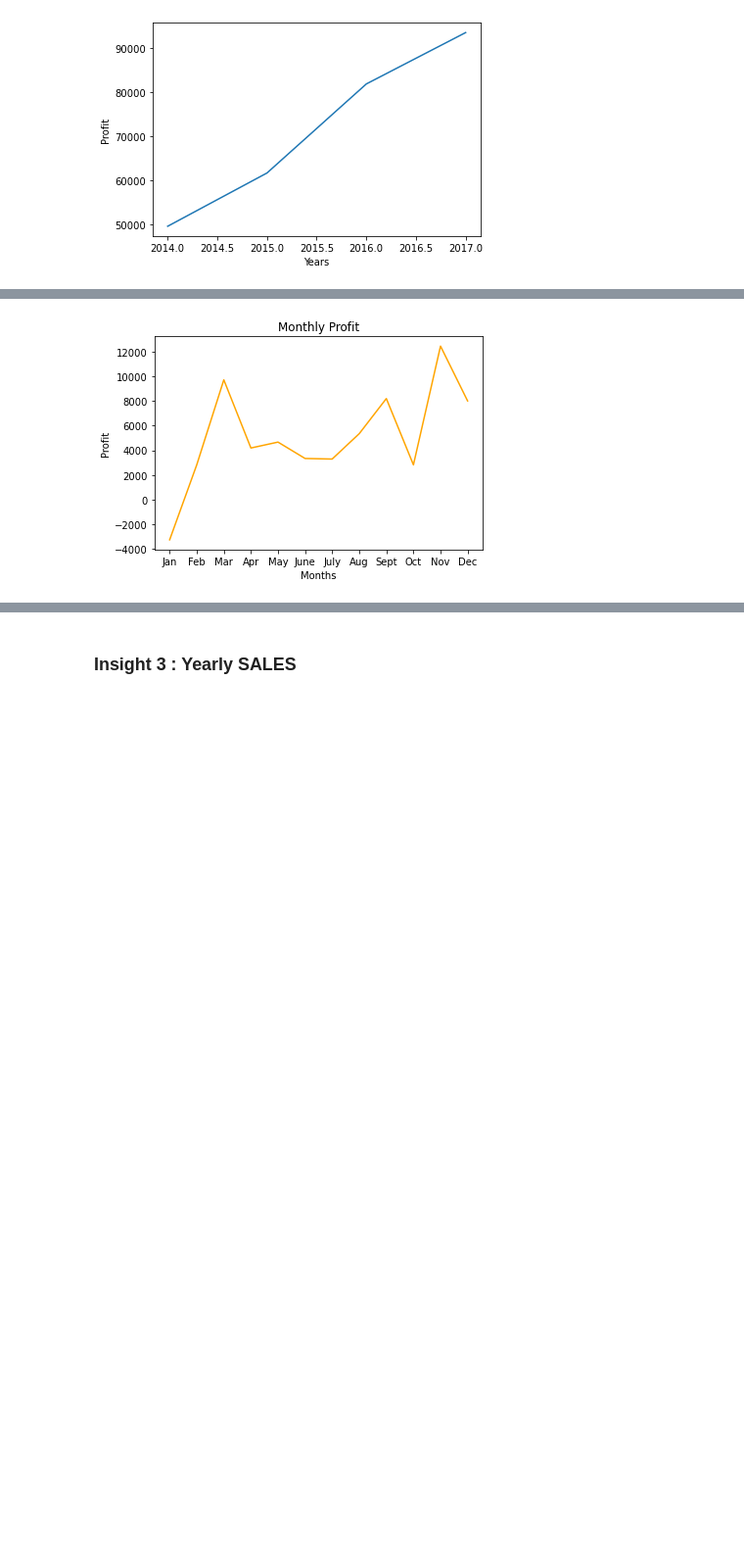
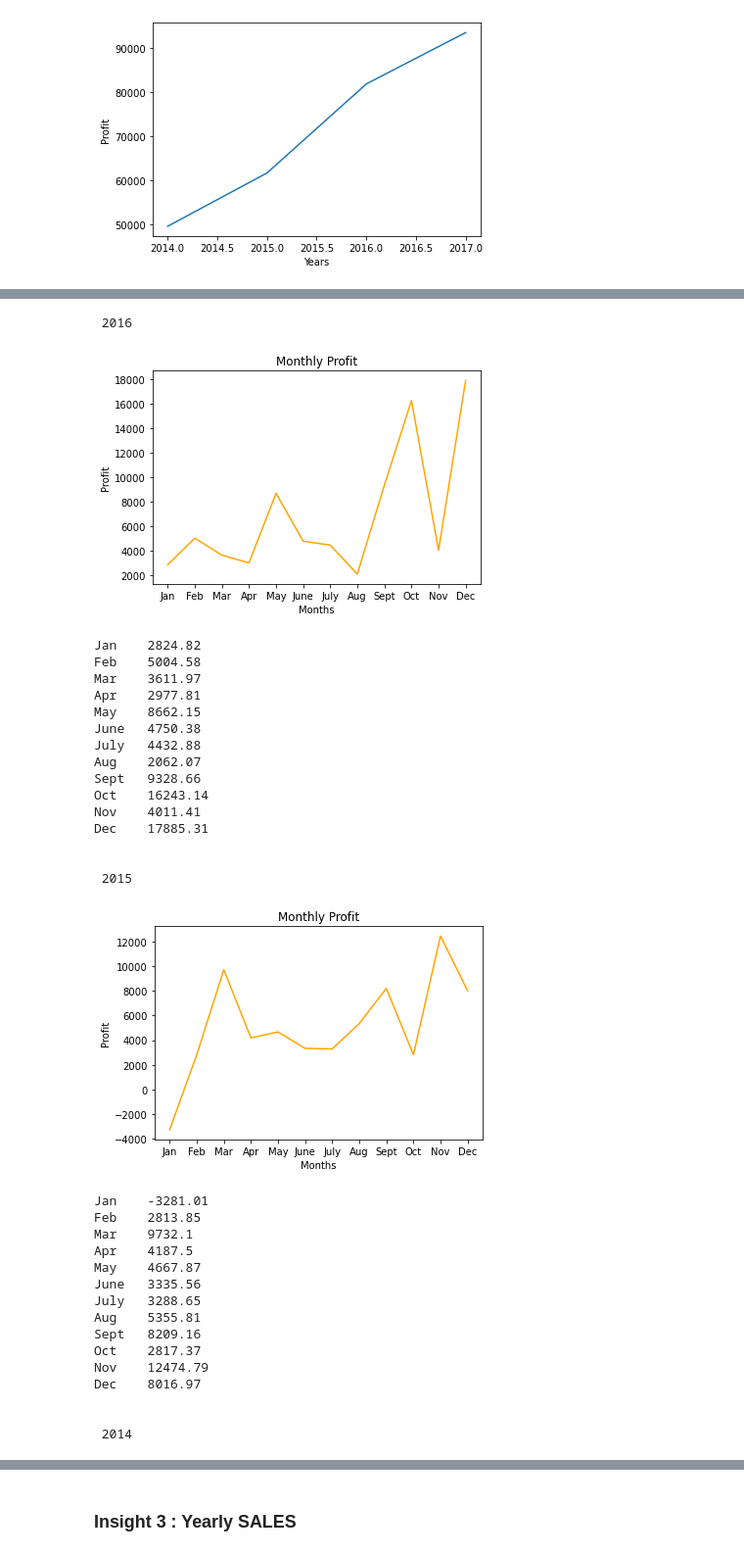
Before and after one commit to KhalidBagha/Sales-Analysis, a Jupyter notebook: Sales Analysis.ipynb, the cells around one changed output, grey strips where cells are left out. Shown at 98% size. Drawn from its saved outputs; the diff is of its cells as text; code cells hidden in the pictures; blank space fills up the shorter version.

```diff
--- a/Sales Analysis.ipynb
+++ b/Sales Analysis.ipynb
@@ -83,12 +94,52 @@ plt.show()
 # %%
 d2 = data.copy()
-yearlyData = d2[d2["Order Date"].dt.year == 2015]
-monthlyProfit = yearlyData.groupby(yearlyData["Order Date"].dt.month)["Profit"].sum()
-months = ["Jan", "Feb", "Mar", "Apr", "May", "June", "July", "Aug", "Sept", "Oct", "Nov", "Dec"]
-plt.plot(months,monthlyProfit,color="orange")
-plt.xlabel('Months')
-plt.ylabel('Profit')
-plt.title("Monthly Profit")
-plt.show()
+
+def plotMonth(var):
+    print(f"\n\n {str(var).upper()}")
+    yearlyData = d2[d2["Order Date"].dt.year == var]
+    monthlyProfit = yearlyData.groupby(yearlyData["Order Date"].dt.month)["Profit"].sum()
+    months = {1:"Jan",2: "Feb", 3:"Mar", 4:"Apr",5: "May",6: "June",7: "July", 8:"Aug", 9:"Sept",10: "Oct",11: "Nov",12: "Dec"}
+    plt.plot(months.values(),monthlyProfit,color="orange")
+    plt.xlabel('Months')
+    plt.ylabel('Profit')
+    plt.title("Monthly Profit")
+    plt.show()
+    for x in range(1,len(months)+1):
+        print("{:6} {}".format(months[x],round(monthlyProfit[x],2)))
-# %% [output]
-[figure, removed]
+# %%
+for x in list(d2["Order Date"].dt.year.unique()):
+    plotMonth(x)
+# %% [output]
+ 2016
+[figure, added]
+Jan    2824.82
+Feb    5004.58
+Mar    3611.97
+Apr    2977.81
+May    8662.15
+June   4750.38
+July   4432.88
+Aug    2062.07
+Sept   9328.66
+Oct    16243.14
+Nov    4011.41
+Dec    17885.31
+
+
+ 2015
+[figure, added]
+Jan    -3281.01
+Feb    2813.85
+Mar    9732.1
+Apr    4187.5
+May    4667.87
+June   3335.56
+July   3288.65
+Aug    5355.81
+Sept   8209.16
+Oct    2817.37
+Nov    12474.79
+Dec    8016.97
+
+
+ 2014
```
Also changed, not shown: parts of 15 cells of this notebook.
